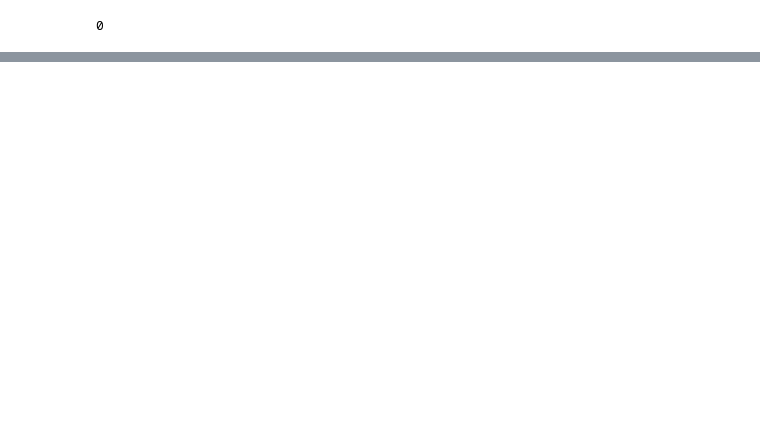
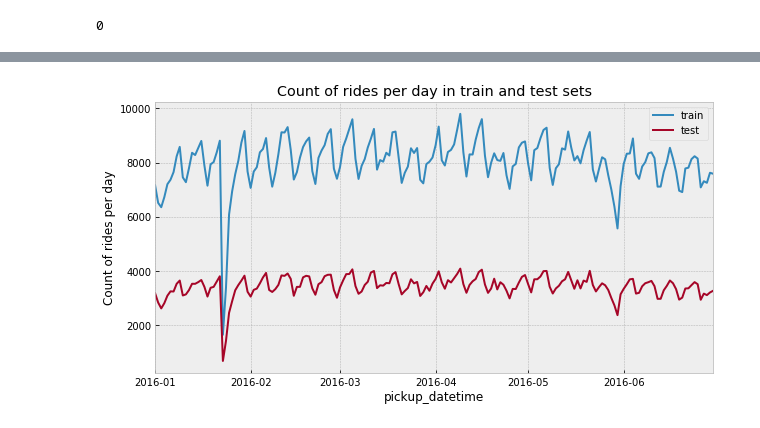
Before and after one commit to pratha19/NYC_taxi_trip_duration, a Jupyter notebook: notebooks/NYC_EDA.ipynb, the cells around one changed output, grey strips where cells are left out. Cells and saved outputs as stored; diff of their text form; code cells hidden in the pictures; blank space fills up the shorter version.

```diff
--- a/notebooks/NYC_EDA.ipynb
+++ b/notebooks/NYC_EDA.ipynb
@@ -100,5 +137,5 @@ nyc[nyc['trip_duration_hours'] > 24]
 * Data in the other columns looks normal and it represents only 4 data points out of more than a million trips so we might as well delete these trips.
 # %%
 # Deleting the trips with duration>24 hours
-nyc.drop(nyc[nyc.trip_duration_hours > 24].index, inplace=True)
+nyc_train.drop(nyc_train[nyc_train.trip_duration_hours > 24].index, inplace=True)
 # %%
@@ -112,0 +156,12 @@ nyc.isnull().any(axis = 1).sum()
+# %%
+# Creating temporal variables
+nyc_train['pickup_date'] = nyc_train.pickup_datetime.dt.date
+nyc_train['pickup_month'] = nyc_train.pickup_datetime.dt.month
+nyc_train['pickup_day'] = nyc_train.pickup_datetime.dt.day
+nyc_train['pickup_hour'] = nyc_train.pickup_datetime.dt.hour
+nyc_train['pickup_weekday'] = nyc_train.pickup_datetime.dt.weekday_name
+
+#Adding holidays column to indicate whether a day was a holiday as per the US calendar or not
+cal = calendar()
+holidays = cal.holidays(start = nyc_train.pickup_datetime.dt.date.min(), end = nyc_train.pickup_datetime.dt.date.max())
+nyc_train['holiday'] = 1*nyc_train.pickup_datetime.dt.date.isin(holidays)
@@ -112,0 +194,9 @@ nyc.isnull().any(axis = 1).sum()
+# %%
+# Checking number of trips by day
+_ = nyc_train.groupby('pickup_date')['id'].count().plot()
+_ = plt.title('Count of rides per day in train and test sets')
+_ = nyc_test.groupby(nyc_test.pickup_datetime.dt.date)['id'].count().plot()
+_ = plt.ylabel('Count of rides per day')
+_ = plt.legend(['train', 'test'])
+# %% [output]
+[figure, added]
```
Also changed, not shown: parts of 34 cells of this notebook, 1 other file.
